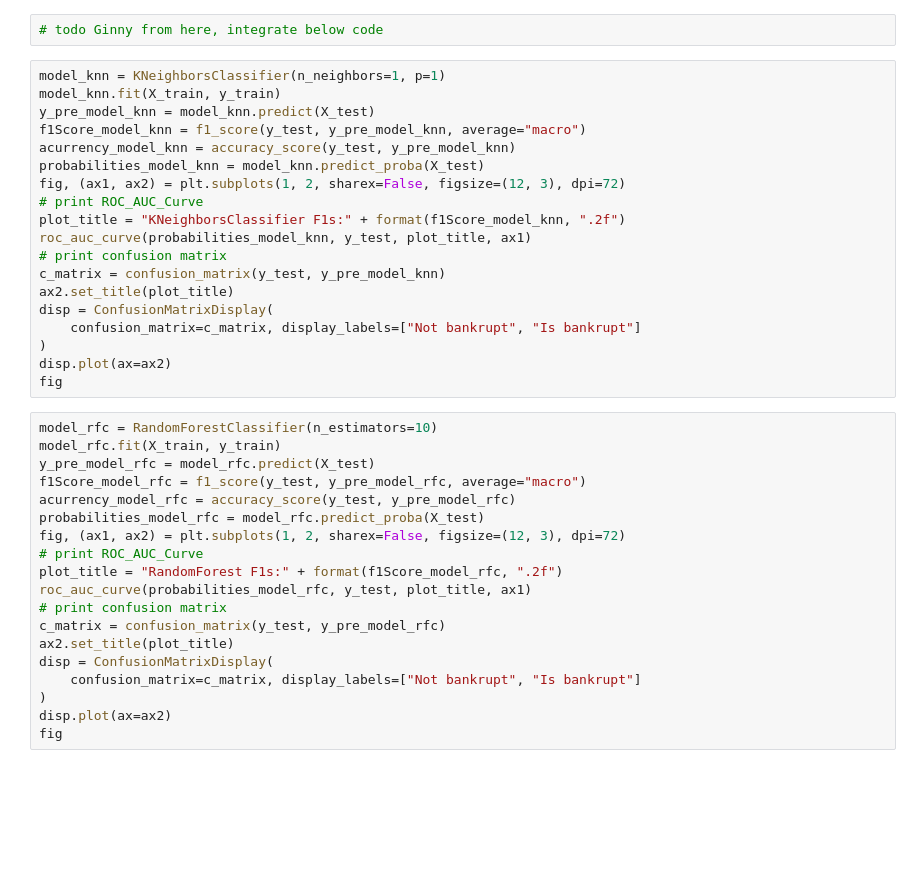
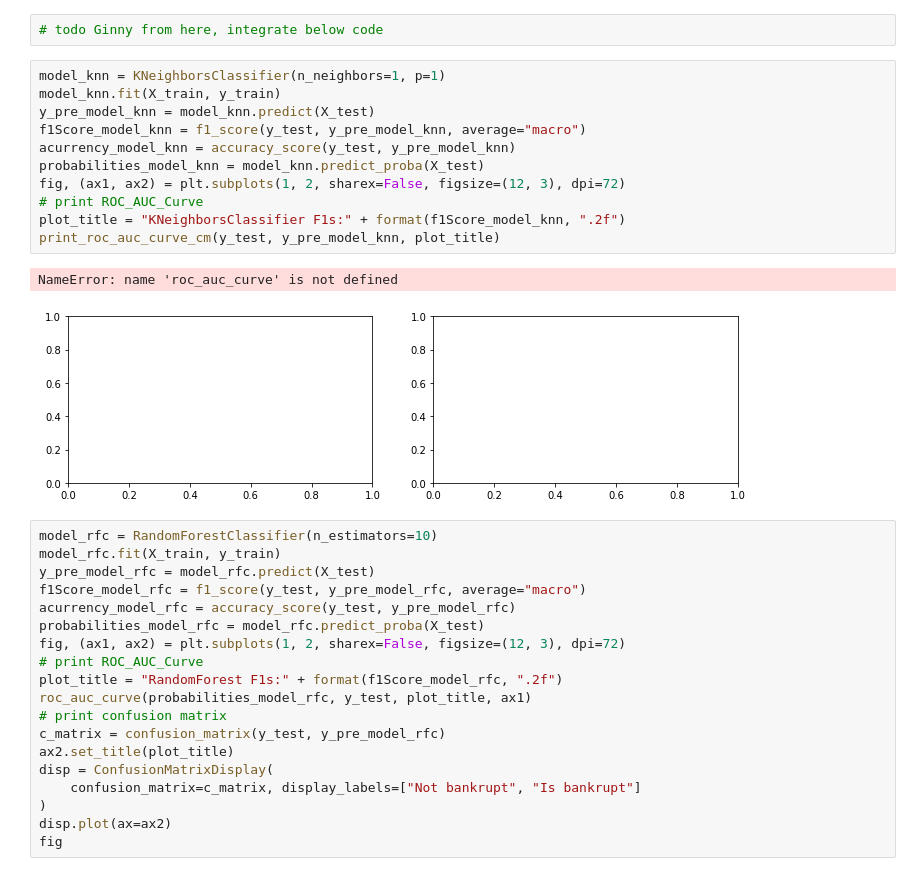
Before and after one commit to gg41825/ml-group-project, a Jupyter notebook: Bankruptcy_Jan20_combined.ipynb, the cells around one changed output. Saved outputs shown, nothing was run; the diff lists cells and outputs as text; blank space fills up the shorter version.

```diff
--- a/Bankruptcy_Jan20_combined.ipynb
+++ b/Bankruptcy_Jan20_combined.ipynb
@@ -700,22 +688,17 @@ X_train, X_test, y_train, y_test = train_test_split(
 # %%
 model_knn = KNeighborsClassifier(n_neighbors=1, p=1)
 model_knn.fit(X_train, y_train)
 y_pre_model_knn = model_knn.predict(X_test)
 f1Score_model_knn = f1_score(y_test, y_pre_model_knn, average="macro")
 acurrency_model_knn = accuracy_score(y_test, y_pre_model_knn)
 probabilities_model_knn = model_knn.predict_proba(X_test)
 fig, (ax1, ax2) = plt.subplots(1, 2, sharex=False, figsize=(12, 3), dpi=72)
 # print ROC_AUC_Curve
 plot_title = "KNeighborsClassifier F1s:" + format(f1Score_model_knn, ".2f")
-roc_auc_curve(probabilities_model_knn, y_test, plot_title, ax1)
-# print confusion matrix
-c_matrix = confusion_matrix(y_test, y_pre_model_knn)
-ax2.set_title(plot_title)
-disp = ConfusionMatrixDisplay(
-    confusion_matrix=c_matrix, display_labels=["Not bankrupt", "Is bankrupt"]
-)
-disp.plot(ax=ax2)
-fig
+print_roc_auc_curve_cm(y_test, y_pre_model_knn, plot_title)
+# %% [output]
+NameError: name 'roc_auc_curve' is not defined
+[figure, added]
 # %%
 model_rfc = RandomForestClassifier(n_estimators=10)
 model_rfc.fit(X_train, y_train)
```
Also changed, not shown: parts of 17 cells of this notebook.
